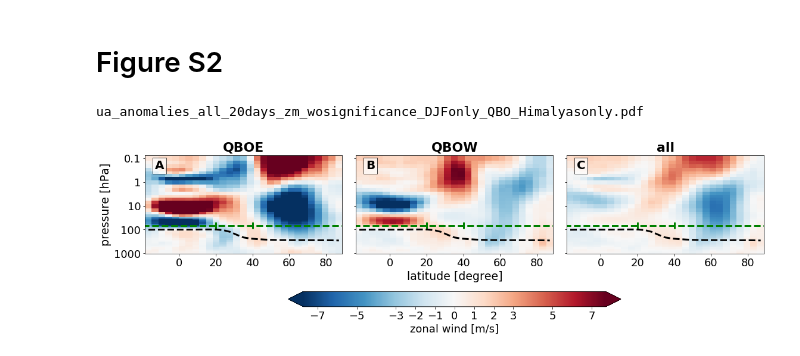
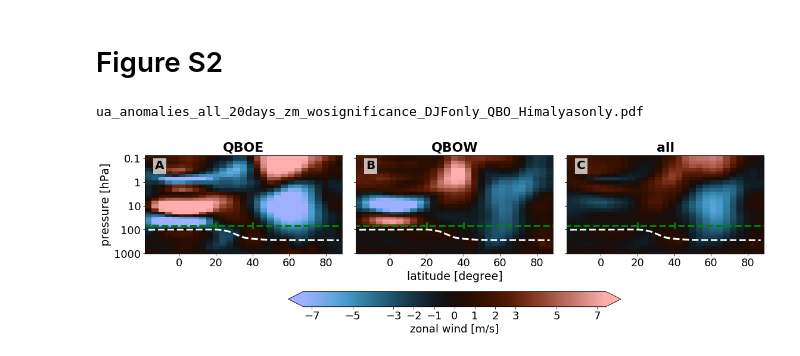
Before and after one commit to kuchaale/grl_2020, a Jupyter notebook: code/GRL_reproduce_FigS2.ipynb, the cells around one changed output. Cells and saved outputs as stored; diff of their text form; code cells hidden in the pictures.

```diff
--- a/code/GRL_reproduce_FigS2.ipynb
+++ b/code/GRL_reproduce_FigS2.ipynb
@@ -16,5 +33,5 @@ import glob
 # %%
-cesta = '/mnt/4data/CMAM/0A.daily/composites_woSSW/'
+cesta = '/mnt/4data/CMAM/0A.daily/composites_woSSW_DJFonly//'
 # %% [markdown]
 # Zonal wind
 # %%
@@ -69,11 +86,12 @@ clabel = 'zonal wind [m/s]'
 cbar_dict = dict(orientation="horizontal", spacing='proportional', extend='both', label = clabel, \
                  fraction=.1,  pad = 0.25, ticks = ticks)
 
+cmap = Berlin_20.mpl_colormap
 p = da_all.sel(lag = 0, \
            plev = slice(None, 0.1), \
            lat = slice(-20,None))[0].mean('lon',
                                           keep_attrs = True).plot(yincrease = False, \
-                                                               col = 'qbo_type',
+                                                               col = 'qbo_type',cmap = cmap,
                                                               robust = True, size = 5,
                                                                           cbar_kwargs=cbar_dict)
 
@@ -87,33 +105,33 @@ for i, (ax, label) in enumerate(zip(p.axes.flatten(), label_ls)):
     if i == 0:
         ax.set_ylabel('pressure [hPa]', fontdict=dict(fontsize = 19))
 
     if i == 1:
         ax.set_xlabel('latitude [degree]', fontdict=dict(fontsize = 19))
     else:
         ax.set_xlabel('')
 
     ax.hlines(70,-20,90, color = 'green', linestyles='--', linewidths = 3)
     if e_type == 'himalayas':
         box = sgeom.box(minx=70, maxx=105, miny=20, maxy=40)
     elif e_type == 'eastasia':
         box = sgeom.box(minx=110, maxx=145, miny=30, maxy=48)
     elif e_type == 'westamer':
         box = sgeom.box(minx=-125, maxx=-102.5, miny=27.5, maxy=52)
     ax.vlines(list(box.bounds)[1::2],90,50, color = 'green', linestyles='--', linewidths = 3)
 
     da_trop2 = da_trop.ptrop.sel(lag=0, lat = slice(-20,None)).mean('lon')
     lat = da_trop2.lat.values
-    ax.plot(lat, da_trop2.sel(e_type = e_type), 'k--', lw = 3)
+    ax.plot(lat, da_trop2.sel(e_type = e_type), 'w--', lw = 3)
 
     ax.set_yscale('log')
     ax.set_yticks([1000,100,10,1,0.1])
     fmt = mpl.ticker.FormatStrFormatter("%g")
     ax.yaxis.set_major_formatter(fmt)
     ax.set_xticks([0,20,40,60,80])
 
 outfile='{}_{}_{}_{}days_zm_wosignificance_DJFonly_QBO_Himalyasonly.pdf'.format(var, what_ls[0], 'all', timescale)
 print(outfile)
-plt.savefig(outfile, dpi = 300, bbox_inches='tight')
+#plt.savefig(outfile, dpi = 300, bbox_inches='tight')
 # %% [output]
 ua_anomalies_all_20days_zm_wosignificance_DJFonly_QBO_Himalyasonly.pdf
-[figure, old version]
+[figure, new version]
```
Also changed, not shown: parts of 2 cells of this notebook, 5 other files.
